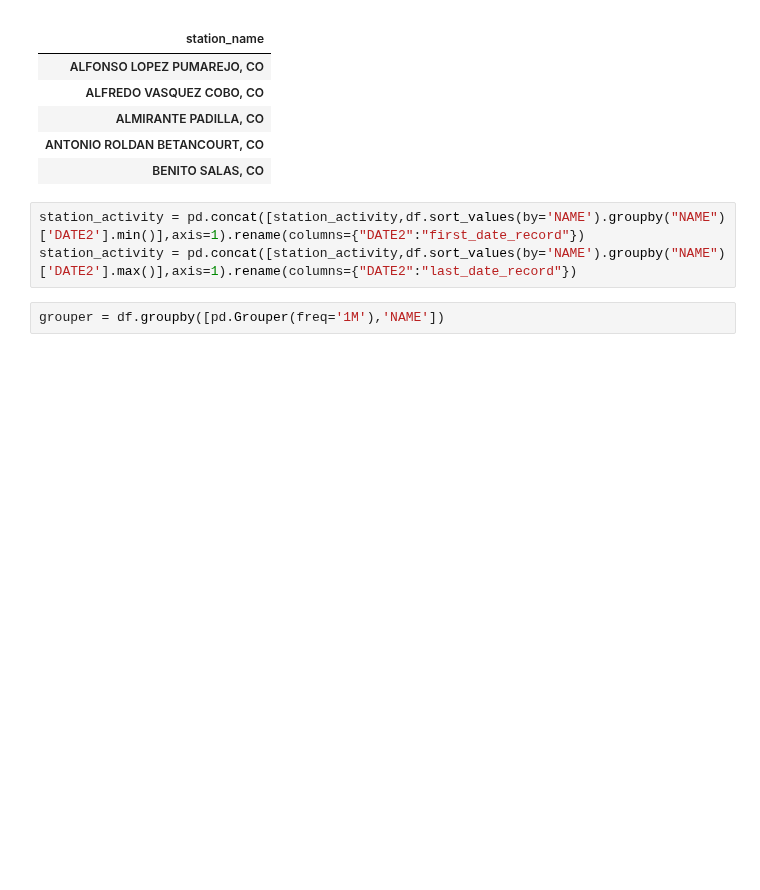
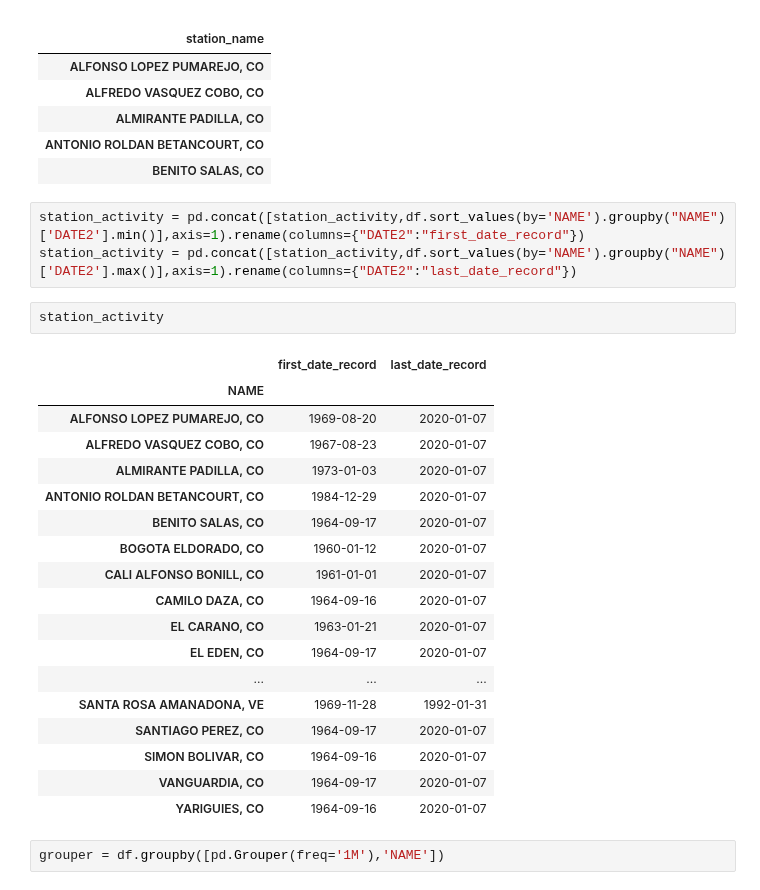
Before and after one commit to Data-Robusta/data-robusta, a Jupyter notebook: notes/jeff_scratch.ipynb, the cells around one changed output. Cells and saved outputs as stored; diff of their text form; blank space fills up the shorter version.

```diff
--- a/jeff_scratch.ipynb
+++ b/notes/jeff_scratch.ipynb
@@ -227,6 +227,27 @@ station_activity.head()
 # %%
 station_activity = pd.concat([station_activity,df.sort_values(by='NAME').groupby("NAME")['DATE2'].min()],axis=1).rename(columns={"DATE2":"first_date_record"})
 station_activity = pd.concat([station_activity,df.sort_values(by='NAME').groupby("NAME")['DATE2'].max()],axis=1).rename(columns={"DATE2":"last_date_record"})
+# %%
+station_activity
+# %% [output]
+|  | first_date_record | last_date_record |
+| NAME |  |  |
+| ALFONSO LOPEZ PUMAREJO, CO | 1969-08-20 | 2020-01-07 |
+| ALFREDO VASQUEZ COBO, CO | 1967-08-23 | 2020-01-07 |
+| ALMIRANTE PADILLA, CO | 1973-01-03 | 2020-01-07 |
+| ANTONIO ROLDAN BETANCOURT, CO | 1984-12-29 | 2020-01-07 |
+| BENITO SALAS, CO | 1964-09-17 | 2020-01-07 |
+| BOGOTA ELDORADO, CO | 1960-01-12 | 2020-01-07 |
+| CALI ALFONSO BONILL, CO | 1961-01-01 | 2020-01-07 |
+| CAMILO DAZA, CO | 1964-09-16 | 2020-01-07 |
+| EL CARANO, CO | 1963-01-21 | 2020-01-07 |
+| EL EDEN, CO | 1964-09-17 | 2020-01-07 |
+| ... | ... | ... |
+| SANTA ROSA AMANADONA, VE | 1969-11-28 | 1992-01-31 |
+| SANTIAGO PEREZ, CO | 1964-09-17 | 2020-01-07 |
+| SIMON BOLIVAR, CO | 1964-09-16 | 2020-01-07 |
+| VANGUARDIA, CO | 1964-09-17 | 2020-01-07 |
+| YARIGUIES, CO | 1964-09-16 | 2020-01-07 |
 # %%
 grouper = df.groupby([pd.Grouper(freq='1M'),'NAME'])
 # %%
```
